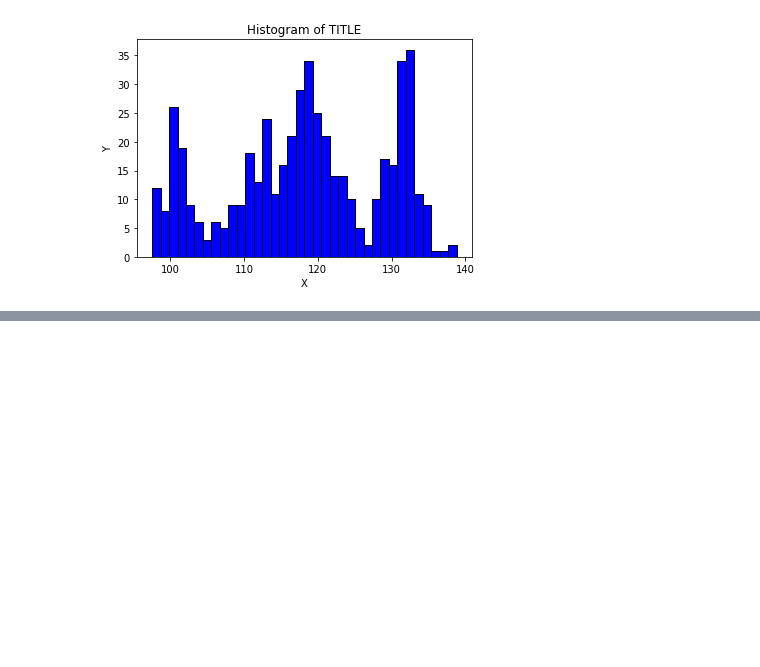
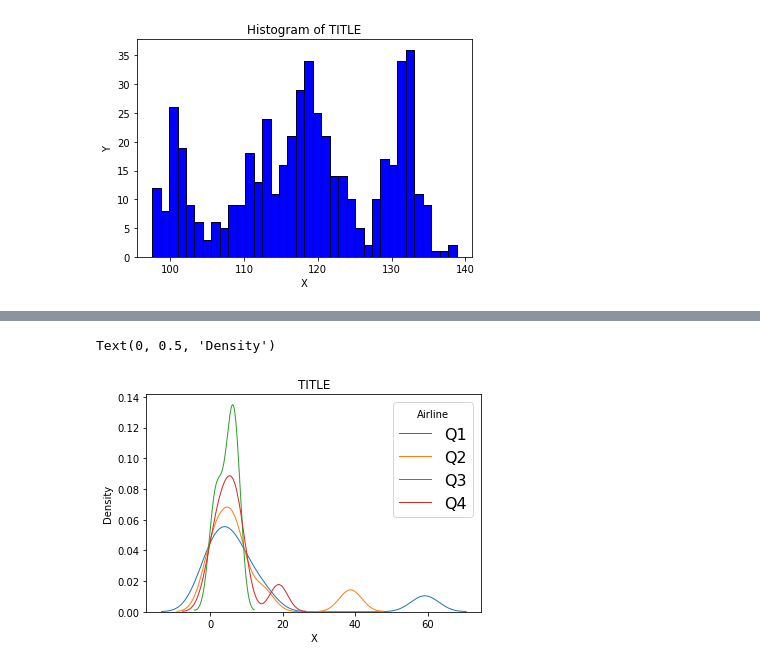
Before and after one commit to hatkanchana/FinanceCBSL, a Jupyter notebook: Colab's_New_Code_Editor.ipynb, the cells around one changed output, grey strips where cells are left out. Drawn from its saved outputs; the diff is of its cells as text; code cells hidden in the pictures; blank space fills up the shorter version.

```diff
--- a/Colab's_New_Code_Editor.ipynb
+++ b/Colab's_New_Code_Editor.ipynb
@@ -206,0 +230,5 @@ Text(0, 0.5, 'Y')
+# %%
+import pandas as pd
+import io
+from google.colab import files
+uploaded = files.upload()
@@ -206,0 +238,6 @@ Text(0, 0.5, 'Y')
+# %%
+data = io.BytesIO(uploaded['Corporate sector stability map - 2019Q1.xlsx'])
+# %%
+df = pd.read_excel(data , sheet_name = 'Sheet2', header = 0, skiprows = 0)
+# displaying first few rows of the dataset
+df.head()
@@ -206,0 +251,23 @@ Text(0, 0.5, 'Y')
+# %%
+
+# List of five airlines to plot
+airlines = ['Q1','Q2','Q3','Q4']
+
+# Iterate through the five airlines
+for airline in airlines:
+    # Subset to the airline
+    subset = df[df['Quartile'] == airline]
+
+    # Draw the density plot
+    sns.distplot(subset['Chemical'], hist = False, kde = True,
+                 kde_kws = {'linewidth': 1},
+                 label = airline)
+
+# Plot formatting
+plt.legend(prop={'size': 16}, title = 'Airline')
+plt.title('TITLE')
+plt.xlabel('X')
+plt.ylabel('Density')
+# %% [output]
+Text(0, 0.5, 'Density')
+[figure, added]
```
Also changed, not shown: parts of 6 cells of this notebook.
